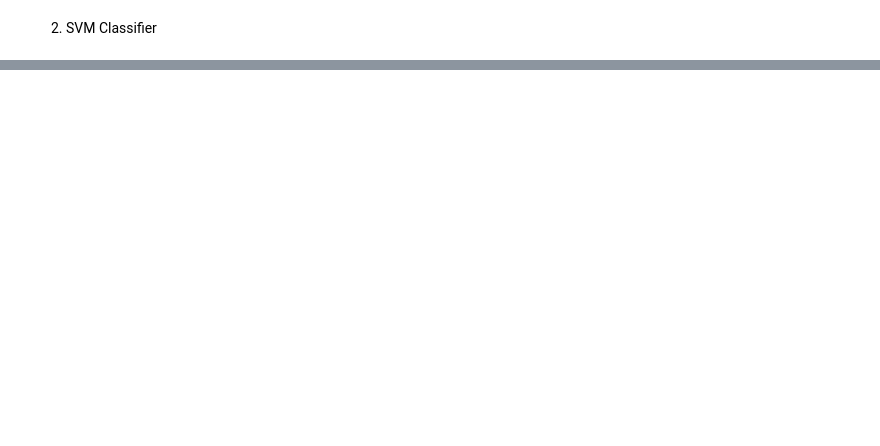
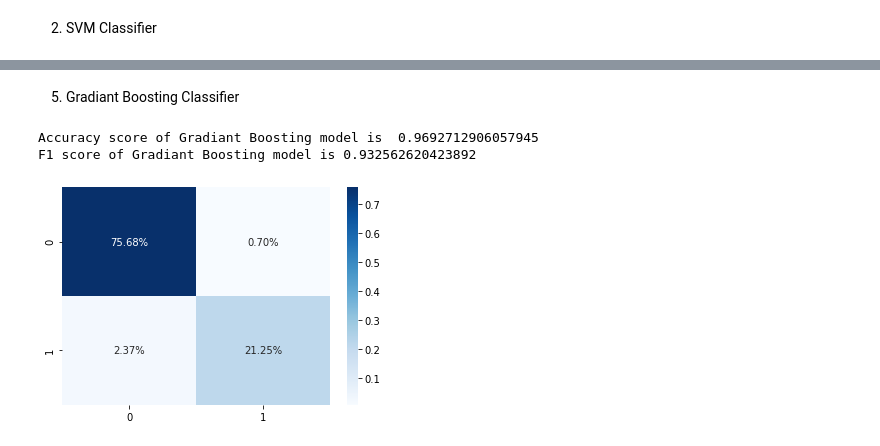
Before and after one commit to SauravTelge/SpamEmailClassification, a Jupyter notebook: SpamEmailClassification.ipynb, the cells around one changed output, grey strips where cells are left out. Drawn from its saved outputs; the diff is of its cells as text; code cells hidden in the pictures; blank space fills up the shorter version.

```diff
--- a/SpamEmailClassification.ipynb
+++ b/SpamEmailClassification.ipynb
@@ -104 +257,18 @@ print_cm(matrix_svm)
+# %% [markdown]
+5. Gradiant Boosting Classifier
+# %%
+clf = GradientBoostingClassifier(n_estimators=150, learning_rate=1.0, max_depth=3, random_state=0).fit(X_train, y_train)
+
+predicted_class_gb=clf.predict(X_test)
+
+accuracy_gb = accuracy_score(y_test,predicted_class_gb)
+print ("Accuracy score of Gradiant Boosting model is ", accuracy_gb)
+f1_gb = f1_score(y_test,predicted_class_gb)
+print ("F1 score of Gradiant Boosting model is", f1_gb)
+matrix_gb = confusion_matrix(y_test,predicted_class_gb)
+print_cm(matrix_gb)
+# %% [output]
+Accuracy score of Gradiant Boosting model is  0.9692712906057945
+F1 score of Gradiant Boosting model is 0.932562620423892
+[figure, added]
 # %%
```
Also changed, not shown: parts of 17 cells of this notebook.
